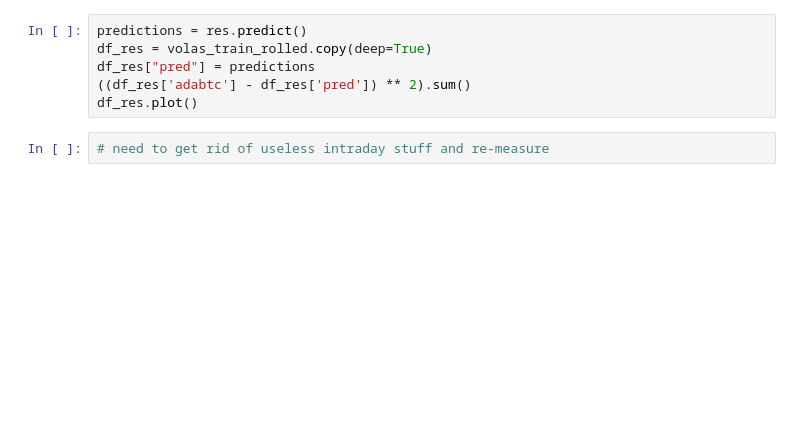
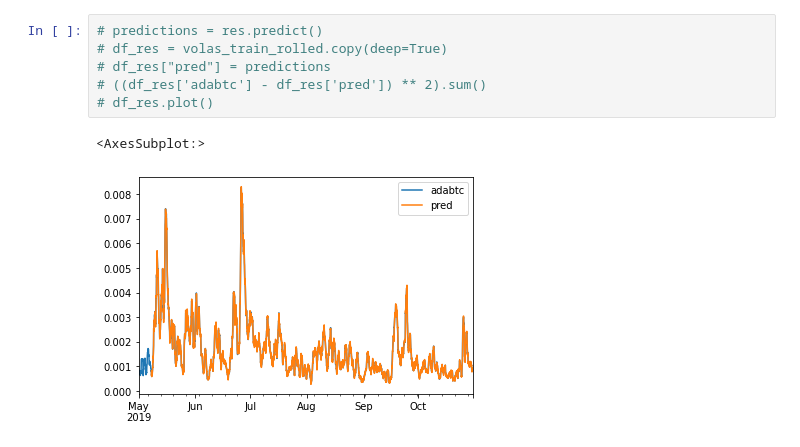
Before and after one commit to ZeliTheZealot/crypto-volatility, a Jupyter notebook: rolling_data_AR.ipynb, the cells around one changed output. Saved outputs shown, nothing was run; the diff lists cells and outputs as text; blank space fills up the shorter version.

```diff
--- a/rolling_data_AR.ipynb
+++ b/rolling_data_AR.ipynb
@@ -69,8 +423,9 @@ res = mod.fit()
 # %%
-predictions = res.predict()
-df_res = volas_train_rolled.copy(deep=True)
-df_res["pred"] = predictions
-((df_res['adabtc'] - df_res['pred']) ** 2).sum()
-df_res.plot()
+# predictions = res.predict()
+# df_res = volas_train_rolled.copy(deep=True)
+# df_res["pred"] = predictions
+# ((df_res['adabtc'] - df_res['pred']) ** 2).sum()
+# df_res.plot()
+# %% [output]
+<AxesSubplot:>
+[figure, added]
-# %%
-# need to get rid of useless intraday stuff and re-measure
```
Also changed, not shown: parts of 38 cells of this notebook, 45 other files.
